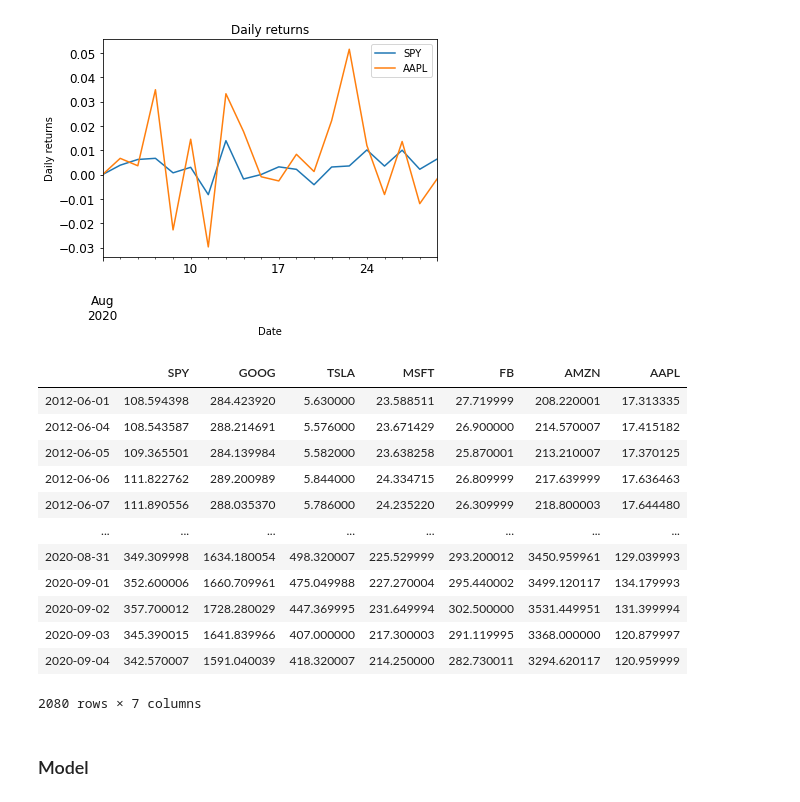
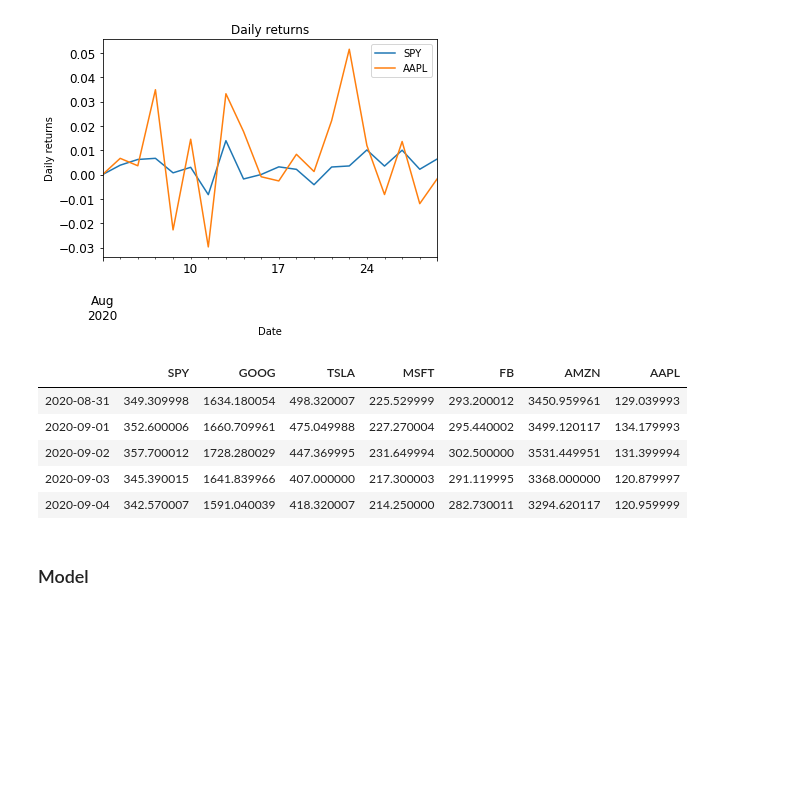
Before and after one commit to rorrot/trading_project, a Jupyter notebook: Trading.ipynb, the cells around one changed output. Saved outputs shown, nothing was run; the diff lists cells and outputs as text; code cells hidden in the pictures; blank space fills up the shorter version.

```diff
--- a/Trading.ipynb
+++ b/Trading.ipynb
@@ -196,7 +197,7 @@ if __name__ == "__main__":
 [figure]
 # %%
 start_date = '2012-06-01' #2010, 1, 1
-end_date = '2020-09-07'
+end_date = datetime.datetime.now().date()#'2020-09-07'
 dates = pd.date_range(start_date, end_date)
     #print(dates[0])
 df1 = pd.DataFrame(index=dates)#empy dataframe
@@ -216,21 +217,14 @@ for symbol in symbols:
     df_temp = df_temp.rename(columns={'Adj Close': symbol})
     df1 = df1.join(df_temp)
 # %%
-df1
+df1.tail()
 # %% [output]
 |  | SPY | GOOG | TSLA | MSFT | FB | AMZN | AAPL |
-| 2012-06-01 | 108.594398 | 284.423920 | 5.630000 | 23.588511 | 27.719999 | 208.220001 | 17.313335 |
-| 2012-06-04 | 108.543587 | 288.214691 | 5.576000 | 23.671429 | 26.900000 | 214.570007 | 17.415182 |
-| 2012-06-05 | 109.365501 | 284.139984 | 5.582000 | 23.638258 | 25.870001 | 213.210007 | 17.370125 |
-| 2012-06-06 | 111.822762 | 289.200989 | 5.844000 | 24.334715 | 26.809999 | 217.639999 | 17.636463 |
-| 2012-06-07 | 111.890556 | 288.035370 | 5.786000 | 24.235220 | 26.309999 | 218.800003 | 17.644480 |
-| ... | ... | ... | ... | ... | ... | ... | ... |
 | 2020-08-31 | 349.309998 | 1634.180054 | 498.320007 | 225.529999 | 293.200012 | 3450.959961 | 129.039993 |
 | 2020-09-01 | 352.600006 | 1660.709961 | 475.049988 | 227.270004 | 295.440002 | 3499.120117 | 134.179993 |
 | 2020-09-02 | 357.700012 | 1728.280029 | 447.369995 | 231.649994 | 302.500000 | 3531.449951 | 131.399994 |
 | 2020-09-03 | 345.390015 | 1641.839966 | 407.000000 | 217.300003 | 291.119995 | 3368.000000 | 120.879997 |
 | 2020-09-04 | 342.570007 | 1591.040039 | 418.320007 | 214.250000 | 282.730011 | 3294.620117 | 120.959999 |
-2080 rows × 7 columns
 # %%
 df = df1.copy()
 # %% [markdown]
```
Also changed, not shown: parts of 30 cells of this notebook, 2 other files.
